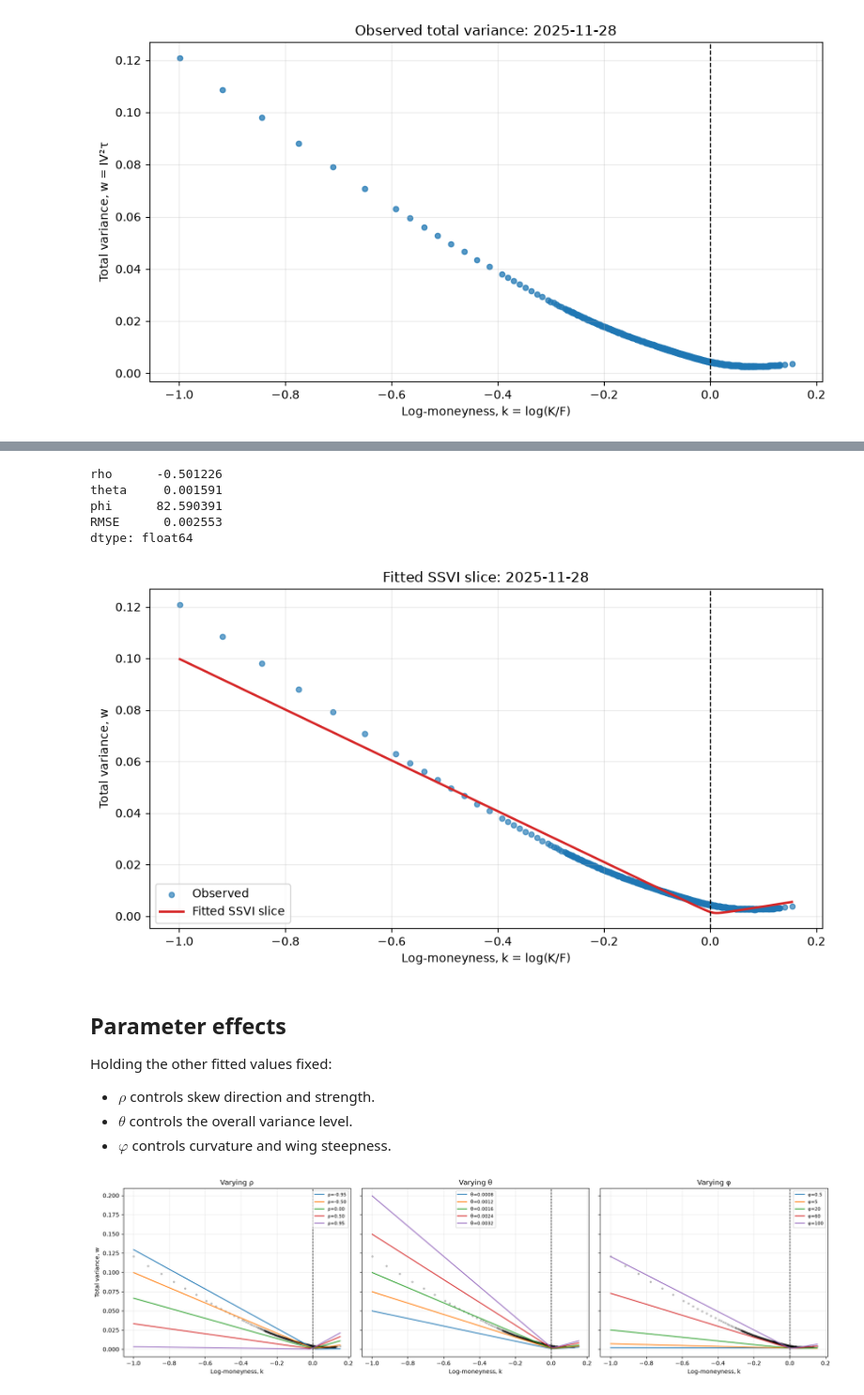
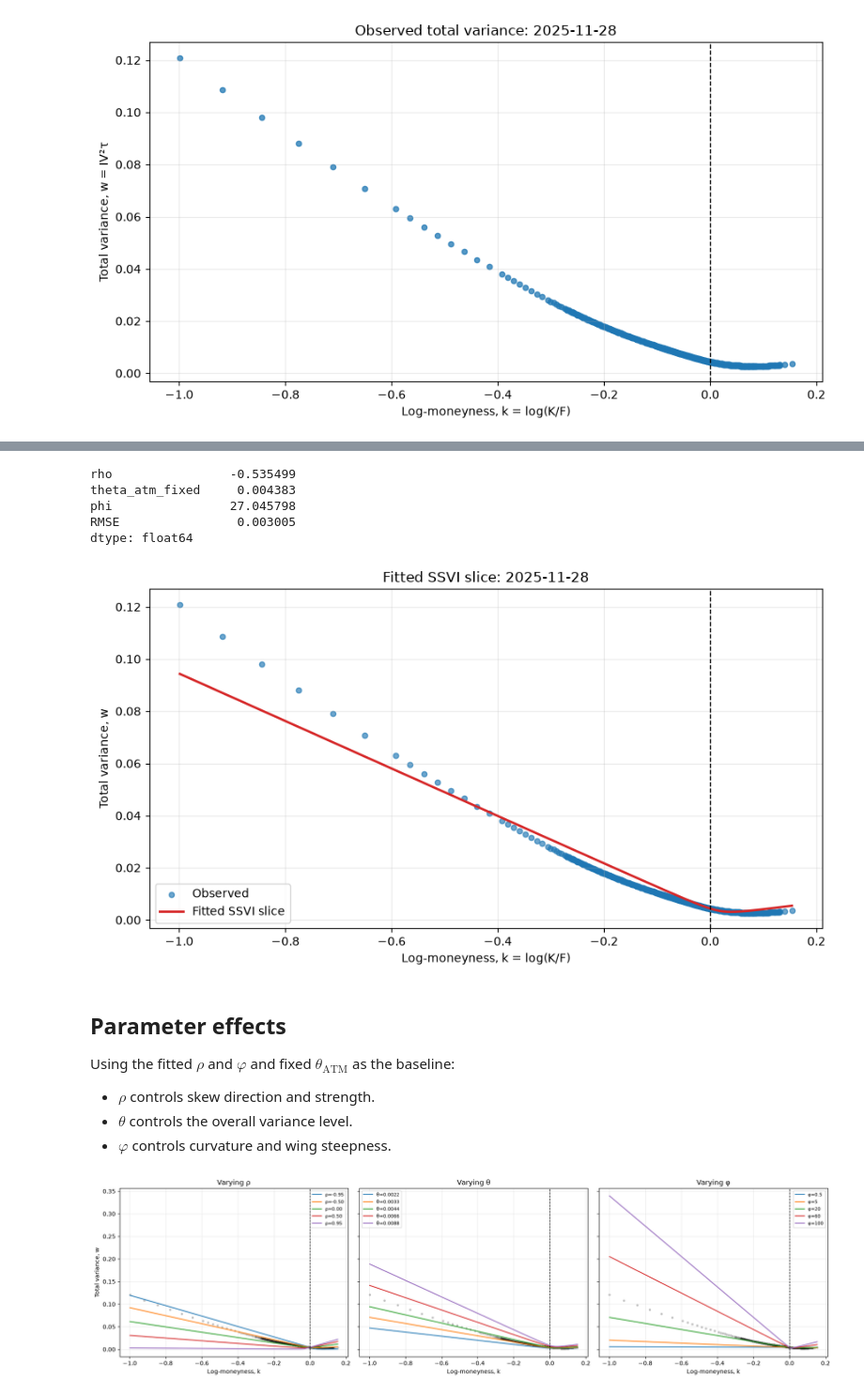
Before and after one commit to MMillward2012/Volatility-Forecasting-and-Options-Trading, a Jupyter notebook: notebooks/single_expiry_SSVI_slice.ipynb, the cells around one changed output, grey strips where cells are left out. Shown at 94% size. Cells and saved outputs as stored; diff of their text form; code cells hidden in the pictures.

```diff
--- a/notebooks/single_expiry_SSVI_slice.ipynb
+++ b/notebooks/single_expiry_SSVI_slice.ipynb
@@ -40,7 +40,7 @@ fit_rows = fit_rows.sort_values("log_moneyness")
 
 tau = fit_rows["time_to_expiry"].iloc[0]
 atm_row = fit_rows.iloc[fit_rows["log_moneyness"].abs().argmin()]
-observed_theta = atm_row["mid_iv"] ** 2 * tau
+theta_atm = atm_row["mid_iv"] ** 2 * tau
 
 display(
     pd.Series(
@@ -50,7 +50,7 @@ display(
             "filtered_observations": len(fit_rows),
             "nearest_ATM_log_moneyness": atm_row["log_moneyness"],
             "nearest_ATM_iv": atm_row["mid_iv"],
-            "observed_theta": observed_theta,
+            "theta_atm": theta_atm,
         }
     )
 )
@@ -119,18 +134,21 @@ w_observed = fit_rows["total_variance"].to_numpy()
 
 fit = least_squares(
     lambda parameters: (
-        ssvi_total_variance(k_observed, *parameters) - w_observed
+        ssvi_total_variance(
+            k_observed, parameters[0], theta_atm, parameters[1]
+        )
+        - w_observed
     ),
-    x0=np.array([-0.5, observed_theta, 20.0]),
-    bounds=(np.array([-0.999, 1e-8, 1e-8]), np.array([0.999, 5.0, 100.0])),
+    x0=np.array([-0.5, 20.0]),
+    bounds=(np.array([-0.999, 1e-8]), np.array([0.999, 100.0])),
 )
-rho, theta, phi = fit.x
+rho, phi = fit.x
 fit_rmse = np.sqrt(np.mean(fit.fun**2))
 k_grid = np.linspace(k_observed.min(), k_observed.max(), 500)
 
 display(
     pd.Series(
-        {"rho": rho, "theta": theta, "phi": phi, "RMSE": fit_rmse}
+        {"rho": rho, "theta_atm_fixed": theta_atm, "phi": phi, "RMSE": fit_rmse}
     )
 )
 
@@ -138,7 +156,7 @@ fig, ax = plt.subplots(figsize=(9, 5))
 ax.scatter(k_observed, w_observed, s=20, alpha=0.65, label="Observed")
 ax.plot(
     k_grid,
-    ssvi_total_variance(k_grid, rho, theta, phi),
+    ssvi_total_variance(k_grid, rho, theta_atm, phi),
     color="tab:red",
     linewidth=2,
     label="Fitted SSVI slice",
@@ -154,16 +172,16 @@ ax.grid(alpha=0.25)
 fig.tight_layout()
 plt.show()
 # %% [output]
-rho      -0.501226
-theta     0.001591
-phi      82.590391
-RMSE      0.002553
+rho                -0.535499
+theta_atm_fixed     0.004383
+phi                27.045798
+RMSE                0.003005
 dtype: float64
-[figure, old version]
+[figure, new version]
 # %% [markdown]
 ## Parameter effects
 
-Holding the other fitted values fixed:
+Using the fitted $\rho$ and $\varphi$ and fixed $\theta_{\mathrm{ATM}}$ as the baseline:
 
 - $\rho$ controls skew direction and strength.
 - $\theta$ controls the overall variance level.
@@ -171,30 +189,30 @@ Holding the other fitted values fixed:
 # %%
 fig, axes = plt.subplots(1, 3, figsize=(18, 5), sharey=True)
 
 for value in [-0.95, -0.5, 0.0, 0.5, 0.95]:
-    axes[0].plot(k_grid, ssvi_total_variance(k_grid, value, theta, phi), label=f"ρ={value:.2f}")
+    axes[0].plot(k_grid, ssvi_total_variance(k_grid, value, theta_atm, phi), label=f"ρ={value:.2f}")
 axes[0].set_title("Varying ρ")
 
 for multiplier in [0.5, 0.75, 1.0, 1.5, 2.0]:
-    value = multiplier * theta
+    value = multiplier * theta_atm
     axes[1].plot(k_grid, ssvi_total_variance(k_grid, rho, value, phi), label=f"θ={value:.4f}")
 axes[1].set_title("Varying θ")
 
 for value in [0.5, 5.0, 20.0, 60.0, 100.0]:
-    axes[2].plot(k_grid, ssvi_total_variance(k_grid, rho, theta, value), label=f"φ={value:g}")
+    axes[2].plot(k_grid, ssvi_total_variance(k_grid, rho, theta_atm, value), label=f"φ={value:g}")
 axes[2].set_title("Varying φ")
 
 for ax in axes:
     ax.scatter(k_observed, w_observed, s=8, alpha=0.2, color="black")
     ax.axvline(0, color="black", linestyle="--", linewidth=1)
     ax.set_xlabel("Log-moneyness, k")
     ax.grid(alpha=0.25)
     ax.legend(fontsize=8)
 axes[0].set_ylabel("Total variance, w")
 fig.tight_layout()
 plt.show()
 # %% [output]
-[figure, old version]
+[figure, new version]
 # %% [markdown]
 ## Manual parameter controls
 
```
Also changed, not shown: parts of 4 cells of this notebook, 3 other files.
